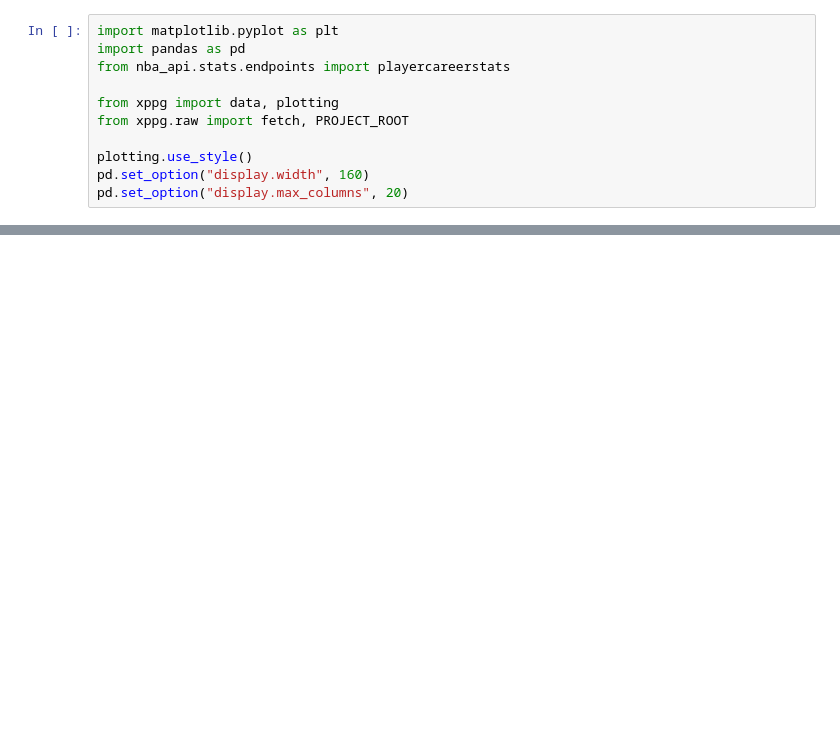
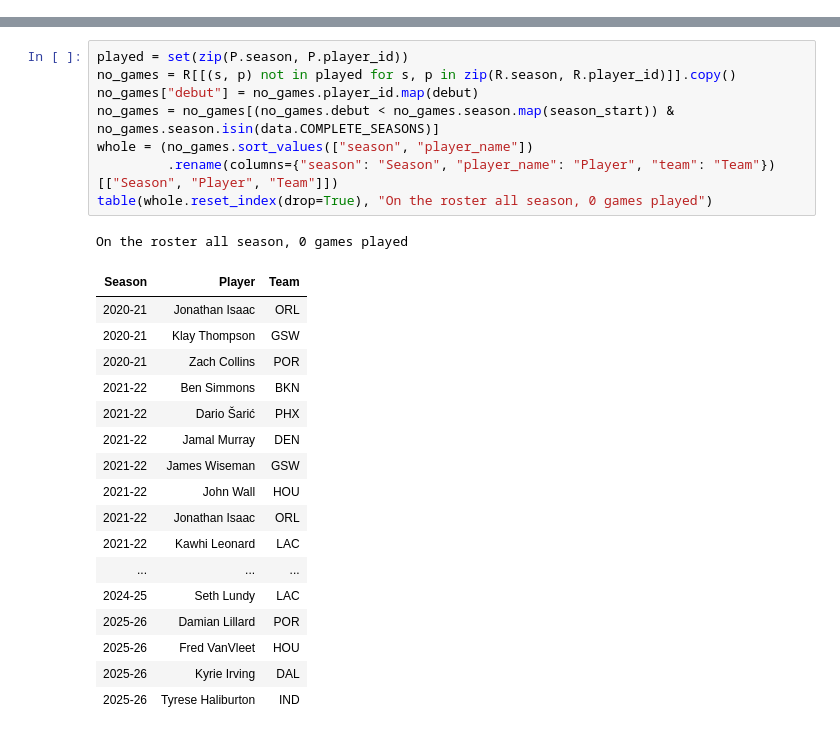
Before and after one commit to dan-j-e/possible-value, a Jupyter notebook: notebooks/0_data.ipynb, the cells around one changed output, grey strips where cells are left out. Cells and saved outputs as stored; diff of their text form; blank space fills up the shorter version.

```diff
--- a/notebooks/0_data.ipynb
+++ b/notebooks/0_data.ipynb
@@ -3,11 +0,0 @@
-# %%
-import matplotlib.pyplot as plt
-import pandas as pd
-from nba_api.stats.endpoints import playercareerstats
-
-from xppg import data, plotting
-from xppg.raw import fetch, PROJECT_ROOT
-
-plotting.use_style()
-pd.set_option("display.width", 160)
-pd.set_option("display.max_columns", 20)
@@ -284,0 +105,27 @@ debut.reset_index().to_parquet(out / "debuts.parquet", index=False)
+# %%
+played = set(zip(P.season, P.player_id))
+no_games = R[[(s, p) not in played for s, p in zip(R.season, R.player_id)]].copy()
+no_games["debut"] = no_games.player_id.map(debut)
+no_games = no_games[(no_games.debut < no_games.season.map(season_start)) & no_games.season.isin(data.COMPLETE_SEASONS)]
+whole = (no_games.sort_values(["season", "player_name"])
+         .rename(columns={"season": "Season", "player_name": "Player", "team": "Team"})[["Season", "Player", "Team"]])
+table(whole.reset_index(drop=True), "On the roster all season, 0 games played")
+# %% [output]
+On the roster all season, 0 games played
+| Season | Player | Team |
+| 2020-21 | Jonathan Isaac | ORL |
+| 2020-21 | Klay Thompson | GSW |
+| 2020-21 | Zach Collins | POR |
+| 2021-22 | Ben Simmons | BKN |
+| 2021-22 | Dario Šarić | PHX |
+| 2021-22 | Jamal Murray | DEN |
+| 2021-22 | James Wiseman | GSW |
+| 2021-22 | John Wall | HOU |
+| 2021-22 | Jonathan Isaac | ORL |
+| 2021-22 | Kawhi Leonard | LAC |
+| ... | ... | ... |
+| 2024-25 | Seth Lundy | LAC |
+| 2025-26 | Damian Lillard | POR |
+| 2025-26 | Fred VanVleet | HOU |
+| 2025-26 | Kyrie Irving | DAL |
+| 2025-26 | Tyrese Haliburton | IND |
```
Also changed, not shown: parts of 38 cells of this notebook, 2 other files.
